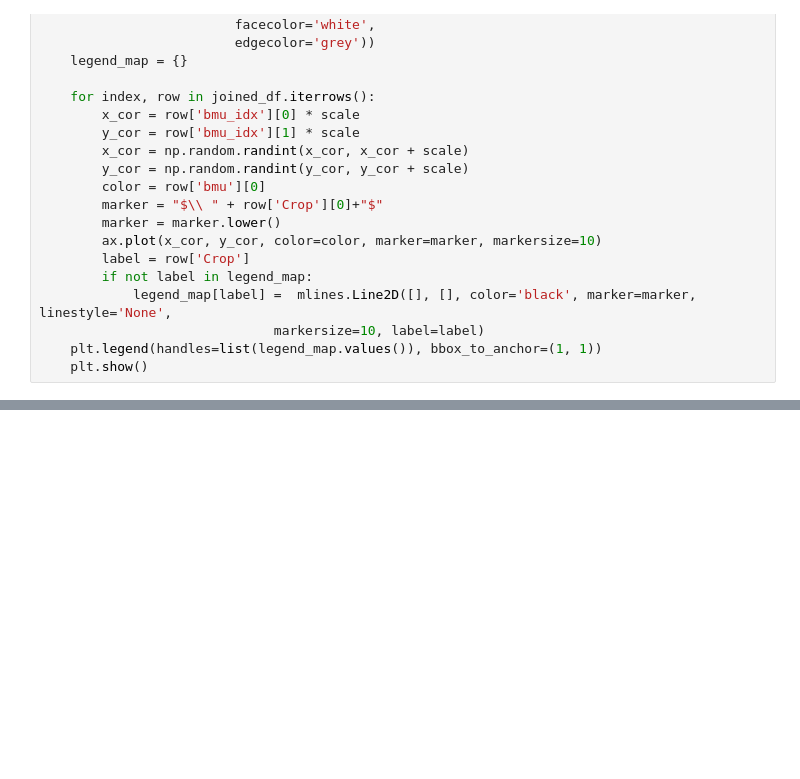
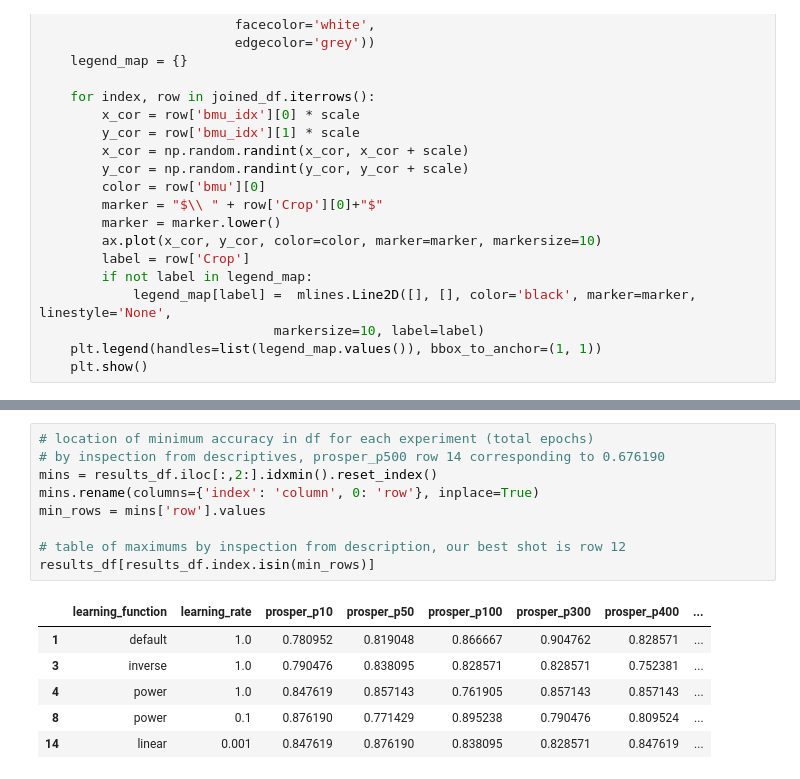
Before and after one commit to richardjonker2000/TMBD-Project-3, a Jupyter notebook: SOM1A.ipynb, the cells around one changed output, grey strips where cells are left out. Saved outputs shown, nothing was run; the diff lists cells and outputs as text; blank space fills up the shorter version.

```diff
--- a/SOM1A.ipynb
+++ b/SOM1A.ipynb
@@ -411,0 +489,16 @@ print(tabulate(table, headers, tablefmt="pretty"))
+# %%
+# location of minimum accuracy in df for each experiment (total epochs)
+# by inspection from descriptives, prosper_p500 row 14 corresponding to 0.676190
+mins = results_df.iloc[:,2:].idxmin().reset_index()
+mins.rename(columns={'index': 'column', 0: 'row'}, inplace=True)
+min_rows = mins['row'].values
+
+# table of maximums by inspection from description, our best shot is row 12
+results_df[results_df.index.isin(min_rows)]
+# %% [output]
+|  | learning_function | learning_rate | prosper_p10 | prosper_p50 | prosper_p100 | prosper_p300 | prosper_p400 | ... |
+| 1 | default | 1.0 | 0.780952 | 0.819048 | 0.866667 | 0.904762 | 0.828571 | ... |
+| 3 | inverse | 1.0 | 0.790476 | 0.838095 | 0.828571 | 0.828571 | 0.752381 | ... |
+| 4 | power | 1.0 | 0.847619 | 0.857143 | 0.761905 | 0.857143 | 0.857143 | ... |
+| 8 | power | 0.1 | 0.876190 | 0.771429 | 0.895238 | 0.790476 | 0.809524 | ... |
+| 14 | linear | 0.001 | 0.847619 | 0.876190 | 0.838095 | 0.828571 | 0.847619 | ... |
```
Also changed, not shown: parts of 12 cells of this notebook, 1 other file.
